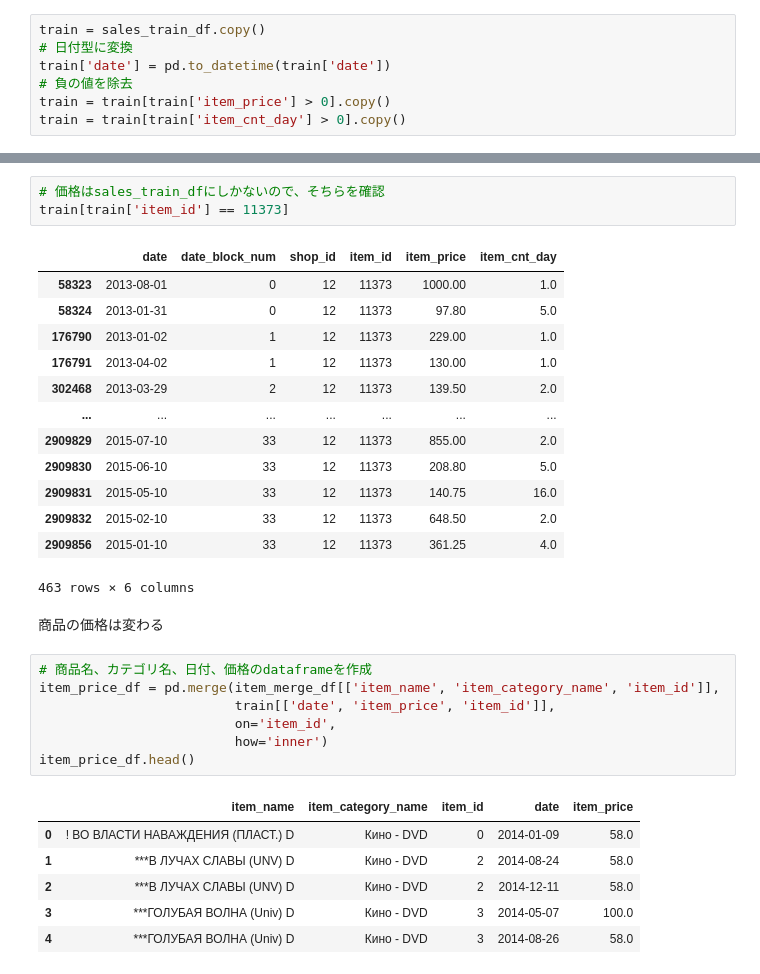
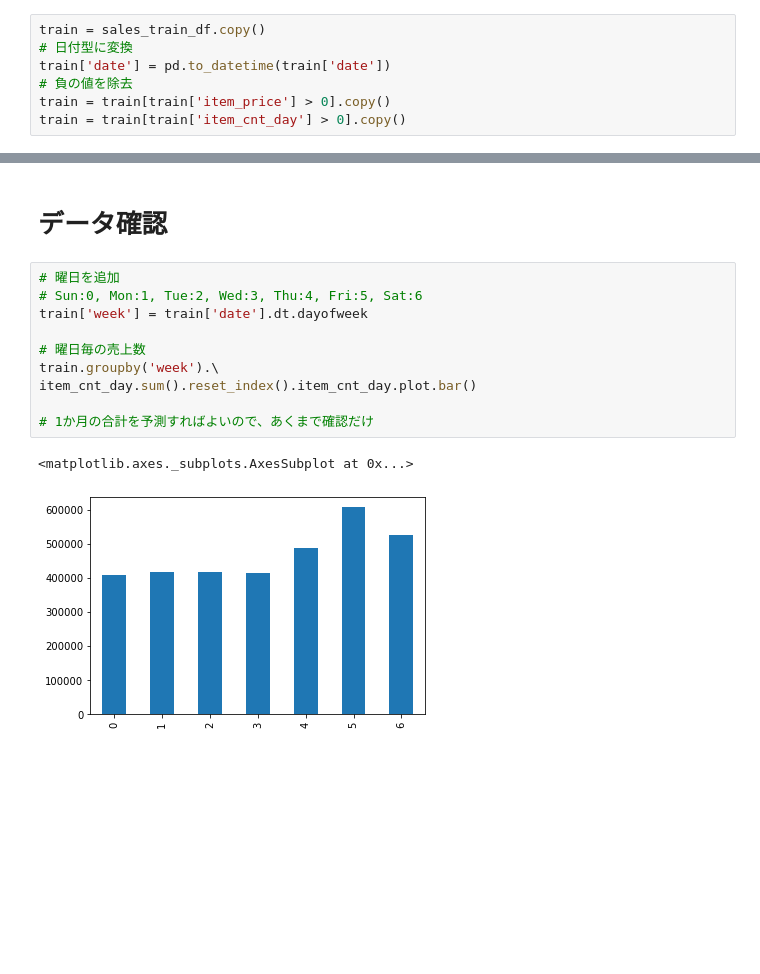
Before and after one commit to YusukeAmg/kaggle_Predict-Future-Sales, a Jupyter notebook: notebook/input-analysis_2020-10-04-16-25.ipynb, the cells around one changed output, grey strips where cells are left out. Saved outputs shown, nothing was run; the diff lists cells and outputs as text; blank space fills up the shorter version.

```diff
--- a/notebook/input-analysis_2020-10-04-16-25.ipynb
+++ b/notebook/input-analysis_2020-10-04-16-25.ipynb
@@ -88,33 +163,15 @@ item_merge_df[item_merge_df['item_id'] == 11373]
-# %%
-# 価格はsales_train_dfにしかないので、そちらを確認
-train[train['item_id'] == 11373]
-# %% [output]
-|  | date | date_block_num | shop_id | item_id | item_price | item_cnt_day |
-| 58323 | 2013-08-01 | 0 | 12 | 11373 | 1000.00 | 1.0 |
-| 58324 | 2013-01-31 | 0 | 12 | 11373 | 97.80 | 5.0 |
-| 176790 | 2013-01-02 | 1 | 12 | 11373 | 229.00 | 1.0 |
-| 176791 | 2013-04-02 | 1 | 12 | 11373 | 130.00 | 1.0 |
-| 302468 | 2013-03-29 | 2 | 12 | 11373 | 139.50 | 2.0 |
-| ... | ... | ... | ... | ... | ... | ... |
-| 2909829 | 2015-07-10 | 33 | 12 | 11373 | 855.00 | 2.0 |
-| 2909830 | 2015-06-10 | 33 | 12 | 11373 | 208.80 | 5.0 |
-| 2909831 | 2015-05-10 | 33 | 12 | 11373 | 140.75 | 16.0 |
-| 2909832 | 2015-02-10 | 33 | 12 | 11373 | 648.50 | 2.0 |
-| 2909856 | 2015-01-10 | 33 | 12 | 11373 | 361.25 | 4.0 |
-463 rows × 6 columns
-# %% [markdown]
-商品の価格は変わる
-# %%
-# 商品名、カテゴリ名、日付、価格のdataframeを作成
-item_price_df = pd.merge(item_merge_df[['item_name', 'item_category_name', 'item_id']],
-                         train[['date', 'item_price', 'item_id']],
-                         on='item_id',
-                         how='inner')
-item_price_df.head()
-# %% [output]
-|  | item_name | item_category_name | item_id | date | item_price |
-| 0 | ! ВО ВЛАСТИ НАВАЖДЕНИЯ (ПЛАСТ.) D | Кино - DVD | 0 | 2014-01-09 | 58.0 |
-| 1 | ***В ЛУЧАХ СЛАВЫ (UNV) D | Кино - DVD | 2 | 2014-08-24 | 58.0 |
-| 2 | ***В ЛУЧАХ СЛАВЫ (UNV) D | Кино - DVD | 2 | 2014-12-11 | 58.0 |
-| 3 | ***ГОЛУБАЯ ВОЛНА (Univ) D | Кино - DVD | 3 | 2014-05-07 | 100.0 |
-| 4 | ***ГОЛУБАЯ ВОЛНА (Univ) D | Кино - DVD | 3 | 2014-08-26 | 58.0 |
+# %% [markdown]
+# データ確認
+# %%
+# 曜日を追加
+# Sun:0, Mon:1, Tue:2, Wed:3, Thu:4, Fri:5, Sat:6
+train['week'] = train['date'].dt.dayofweek
+
+# 曜日毎の売上数
+train.groupby('week').\
+item_cnt_day.sum().reset_index().item_cnt_day.plot.bar()
+
+# 1か月の合計を予測すればよいので、あくまで確認だけ
+# %% [output]
+<matplotlib.axes._subplots.AxesSubplot at 0x...>
+[figure, added]
```
Also changed, not shown: parts of 16 cells of this notebook.
